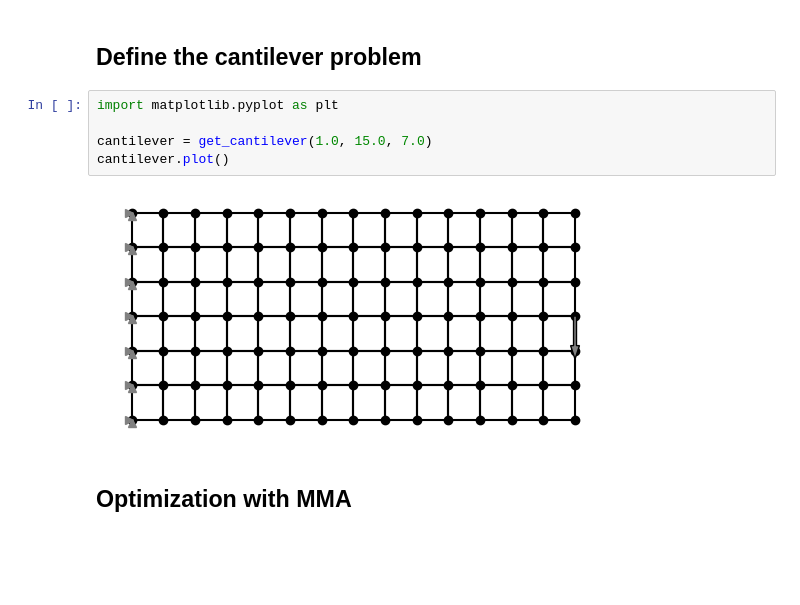
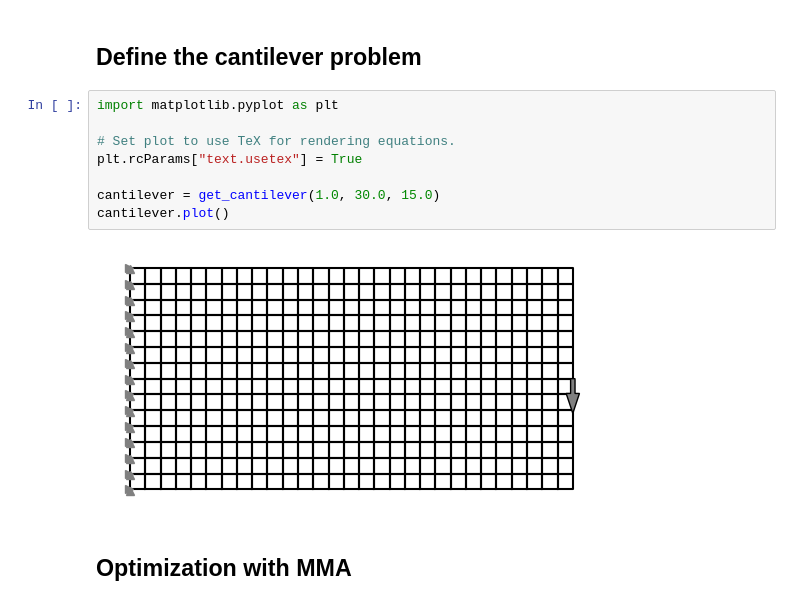
Before and after one commit to meyer-nils/structural_optimization, a Jupyter notebook: lecture_07_topology.ipynb, the cells around one changed output. Cells and saved outputs as stored; diff of their text form; blank space fills up the shorter version.

```diff
--- a/lecture_07_topology.ipynb
+++ b/lecture_07_topology.ipynb
@@ -7,10 +9,13 @@ from simple_fem import get_cantilever
 # %%
 import matplotlib.pyplot as plt
 
-cantilever = get_cantilever(1.0, 15.0, 7.0)
+# Set plot to use TeX for rendering equations.
+plt.rcParams["text.usetex"] = True
+
+cantilever = get_cantilever(1.0, 30.0, 15.0)
 cantilever.plot()
 # %% [output]
-[figure, old version]
+[figure, new version]
 # %% [markdown]
 ## Optimization with MMA
 # %%
```
Also changed, not shown: parts of 13 cells of this notebook, 1 other file.
